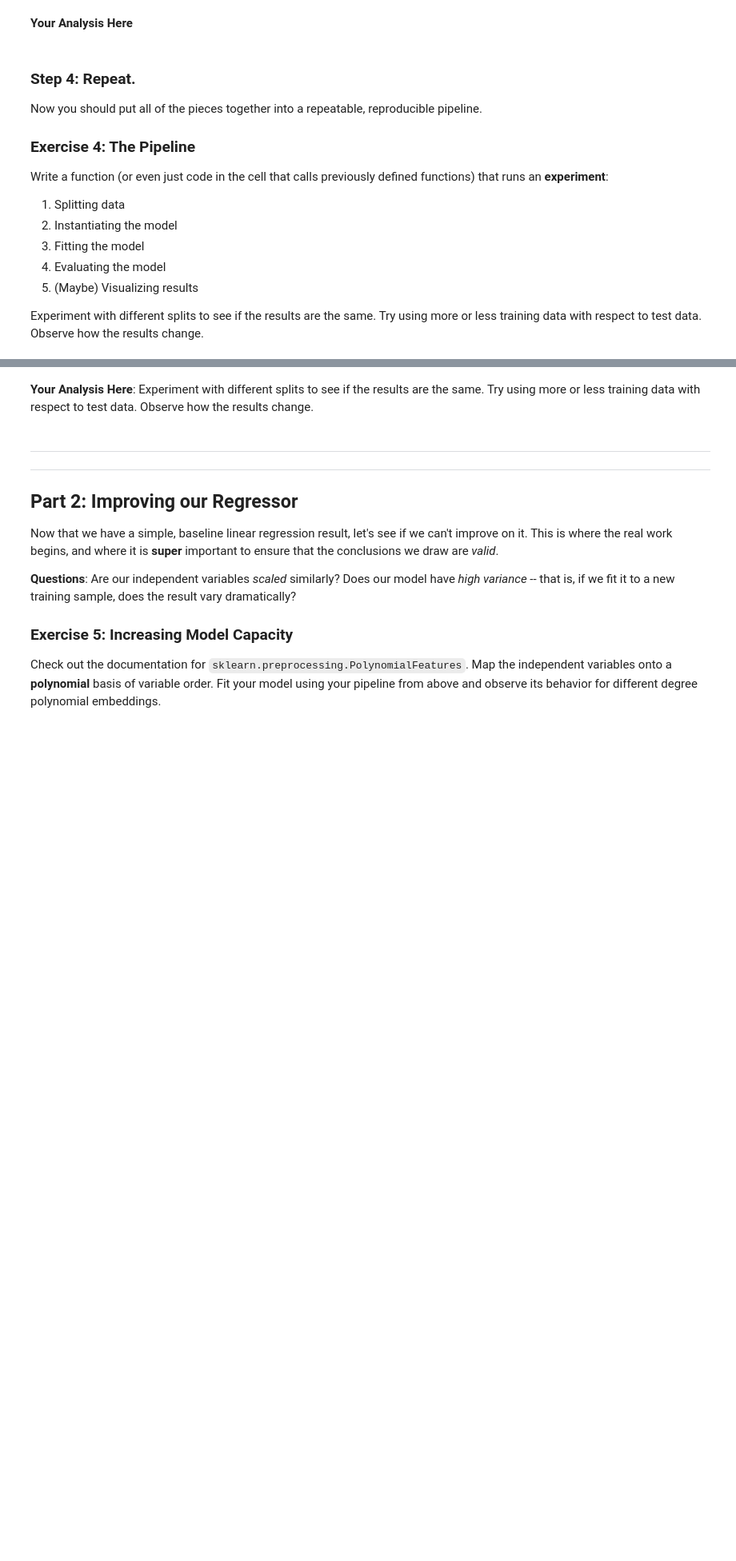
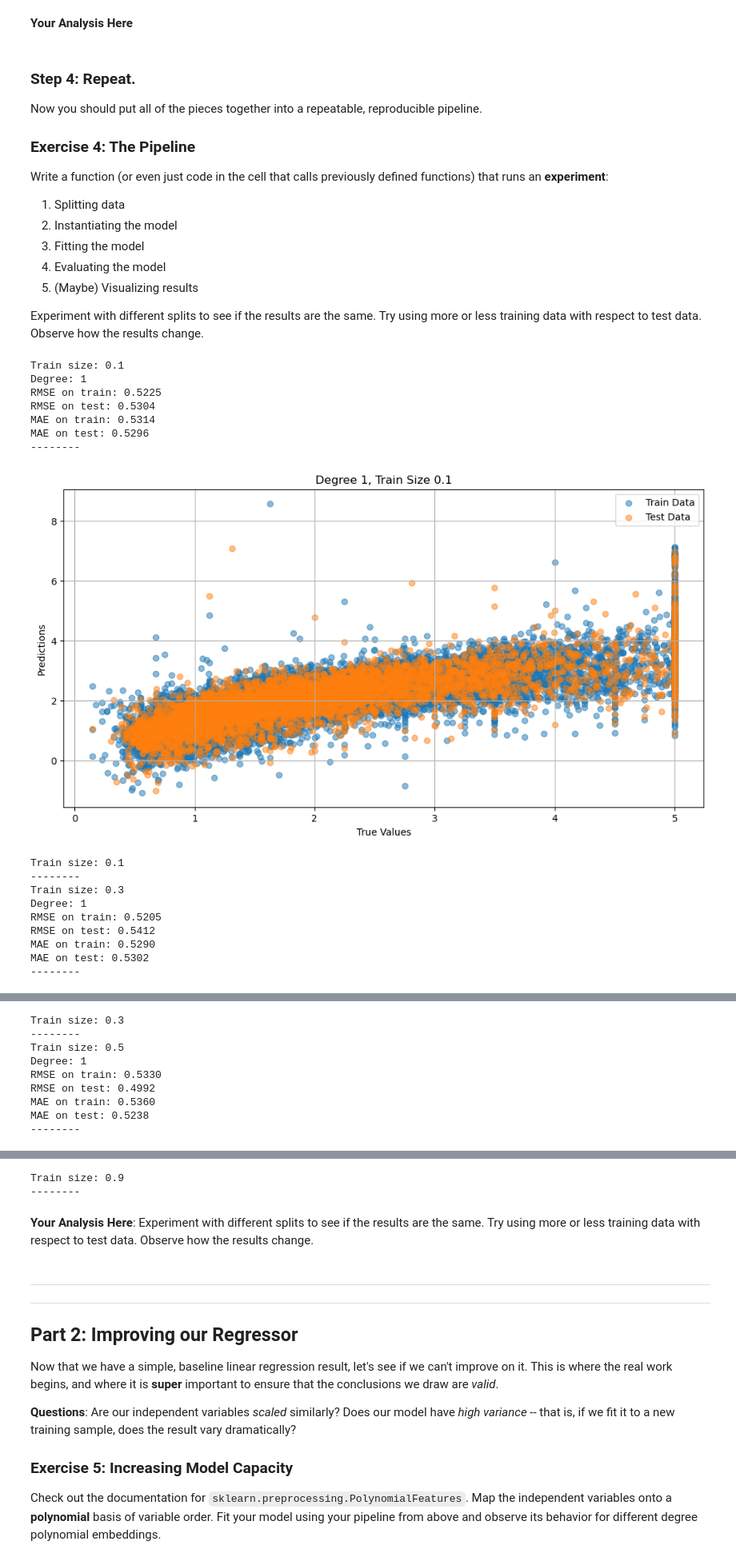
Before and after one commit to Cappetti99/FML, a Jupyter notebook: lab1/Lab1.ipynb, the cells around one changed output, grey strips where cells are left out. Shown at 80% size. Cells and saved outputs as stored; diff of their text form; code cells hidden in the pictures; blank space fills up the shorter version.

```diff
--- a/lab1/Lab1.ipynb
+++ b/lab1/Lab1.ipynb
@@ -357,7 +367,3 @@ Write a function (or even just code in the cell that calls previously defined fu
 1. (Maybe) Visualizing results
 
 Experiment with different splits to see if the results are the same. Try using more or less training data with respect to test data. Observe how the results change.
-# %%
-# Your pipeline code here.
-def pipeline(model, x_train, y_train, train_size=0.75):
-    pass
@@ -365,0 +370,65 @@ pipeline(LinearRegression(), df, targets, train_size=0.1)
+# %%
+# Your pipeline code here.
+import matplotlib.pyplot as plt
+from sklearn.model_selection import train_test_split
+
+def pipeline(df, targets, train_size=0.75, degree = 1):
+
+    (Xtr, Xte, ytr, yte) = train_test_split(df, targets, test_size=0.25)
+
+    model = LinearRegression()
+    model.fit(Xtr, ytr)
+
+    preds_tr = model.predict(Xtr)
+    preds_te = model.predict(Xte)
+
+    rmse_train = np.square(np.subtract(ytr, preds_tr)).mean()
+    rmse_test = np.square(np.subtract(yte, preds_te)).mean()
+    mae_train = np.abs(np.subtract(ytr, preds_tr)).mean()
+    mae_test = np.abs(np.subtract(yte, preds_te)).mean()
+
+    print(f'Train size: {train_size}')
+    print(f'Degree: {degree}')
+    print(f'RMSE on train: {rmse_train:.4f}')
+    print(f'RMSE on test: {rmse_test:.4f}')
+    print(f'MAE on train: {mae_train:.4f}')
+    print(f'MAE on test: {mae_test:.4f}')
+    print('--------')
+
+    # Plot the data
+    plt.figure(figsize=(12, 6))
+    plt.scatter(ytr, preds_tr, label='Train Data', alpha=0.5)
+    plt.scatter(yte, preds_te, label='Test Data', alpha=0.5)
+    plt.xlabel('True Values')
+    plt.ylabel('Predictions')
+    plt.title(f'Degree {degree}, Train Size {train_size}')
+    plt.legend()
+    plt.grid(True)
+    plt.show()
+
+
+    return rmse_train, rmse_test, mae_train, mae_test
+
+for train_size in range(1, 10, 2):
+    train_size /= 10.0  # Convert to a float in the range [0.0, 1.0]
+    pipeline(df, targets, train_size)
+    print("Train size:", train_size)
+    print('--------')
+# %% [output]
+Train size: 0.1
+Degree: 1
+RMSE on train: 0.5225
+RMSE on test: 0.5304
+MAE on train: 0.5314
+MAE on test: 0.5296
+--------
+[figure, added]
+Train size: 0.1
+--------
+Train size: 0.3
+Degree: 1
+RMSE on train: 0.5205
+RMSE on test: 0.5412
+MAE on train: 0.5290
+MAE on test: 0.5302
+--------
@@ -365,0 +436,9 @@ pipeline(LinearRegression(), df, targets, train_size=0.1)
+Train size: 0.3
+--------
+Train size: 0.5
+Degree: 1
+RMSE on train: 0.5330
+RMSE on test: 0.4992
+MAE on train: 0.5360
+MAE on test: 0.5238
+--------
@@ -366,3 +466,5 @@ pipeline(LinearRegression(), df, targets, train_size=0.1)
+Train size: 0.9
+--------
 # %% [markdown]
 **Your Analysis Here**: Experiment with different splits to see if the results are the same. Try using more or less training data with respect to test data. Observe how the results change.
 # %% [markdown]
```
Also changed, not shown: parts of 7 cells of this notebook.
